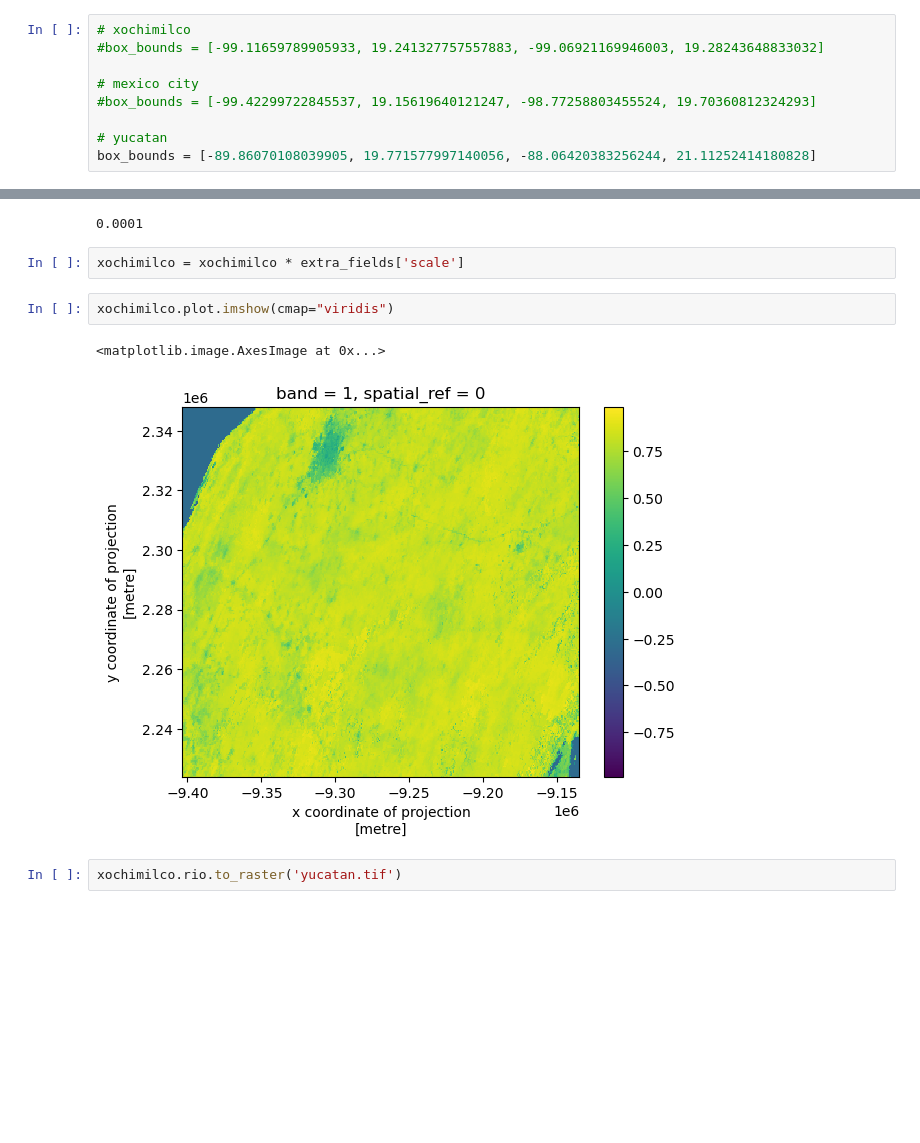
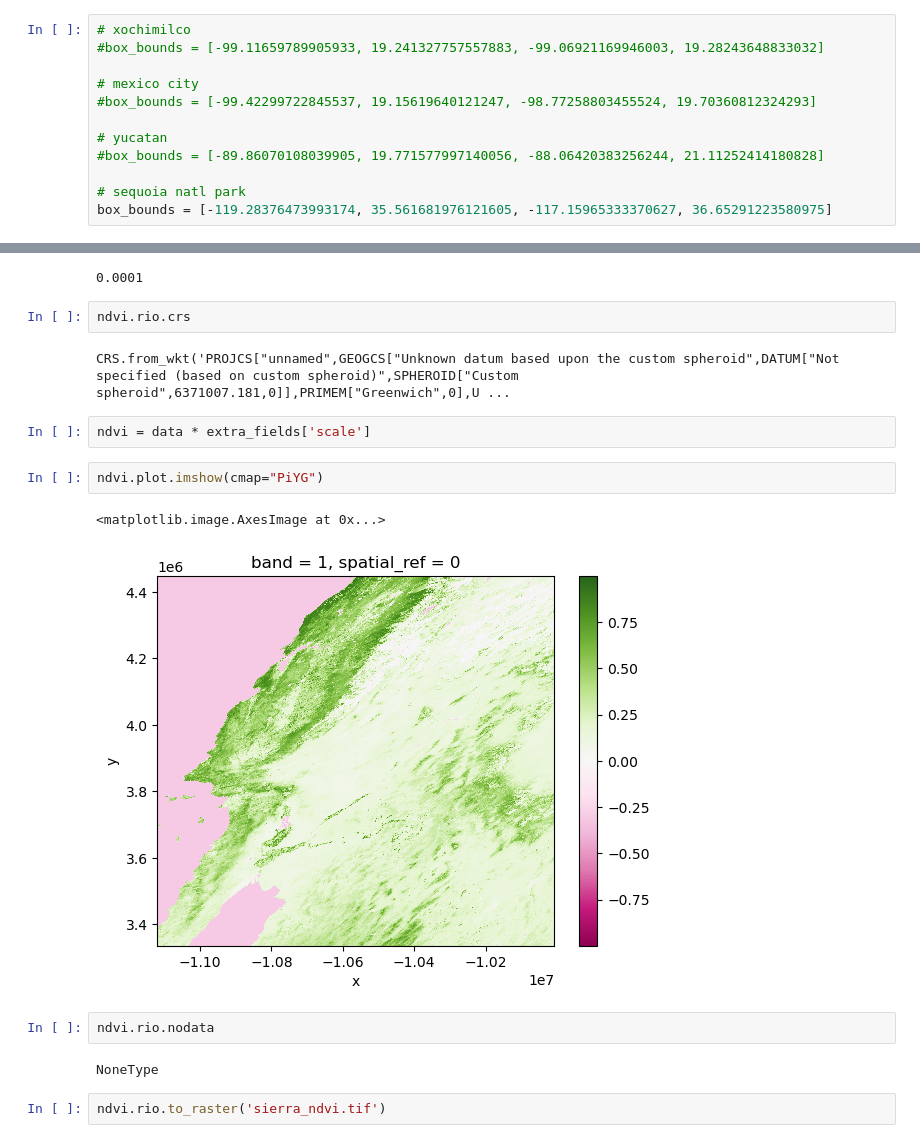
Before and after one commit to carmengg/eds220-mpc, a Jupyter notebook: modis-vegetation.ipynb, the cells around one changed output, grey strips where cells are left out. Saved outputs shown, nothing was run; the diff lists cells and outputs as text; blank space fills up the shorter version.

```diff
--- a/modis-vegetation.ipynb
+++ b/modis-vegetation.ipynb
@@ -57,7 +70,10 @@ Polygon(x).bounds
 #box_bounds = [-99.42299722845537, 19.15619640121247, -98.77258803455524, 19.70360812324293]
 
 # yucatan
-box_bounds = [-89.86070108039905, 19.771577997140056, -88.06420383256244, 21.11252414180828]
+#box_bounds = [-89.86070108039905, 19.771577997140056, -88.06420383256244, 21.11252414180828]
+
+# sequoia natl park
+box_bounds = [-119.28376473993174, 35.561681976121605, -117.15965333370627, 36.65291223580975]
 # %%
 datetime = '2023'
 # %%
@@ -216,13 +206,21 @@ extra_fields = item23.assets["500m_16_days_NDVI"].extra_fields["raster:bands"][0
 extra_fields['scale']
 # %% [output]
 0.0001
+# %%
+ndvi.rio.crs
+# %% [output]
+CRS.from_wkt('PROJCS["unnamed",GEOGCS["Unknown datum based upon the custom spheroid",DATUM["Not specified (based on custom spheroid)",SPHEROID["Custom spheroid",6371007.181,0]],PRIMEM["Greenwich",0],U ...
 # %%
-xochimilco = xochimilco * extra_fields['scale']
+ndvi = data * extra_fields['scale']
 # %%
-xochimilco.plot.imshow(cmap="viridis")
+ndvi.plot.imshow(cmap="PiYG")
 # %% [output]
 <matplotlib.image.AxesImage at 0x...>
-[figure, old version]
+[figure, new version]
+# %%
+ndvi.rio.nodata
+# %% [output]
+NoneType
 # %%
-xochimilco.rio.to_raster('yucatan.tif')
+ndvi.rio.to_raster('sierra_ndvi.tif')
 # %%
```
Also changed, not shown: parts of 14 cells of this notebook.
